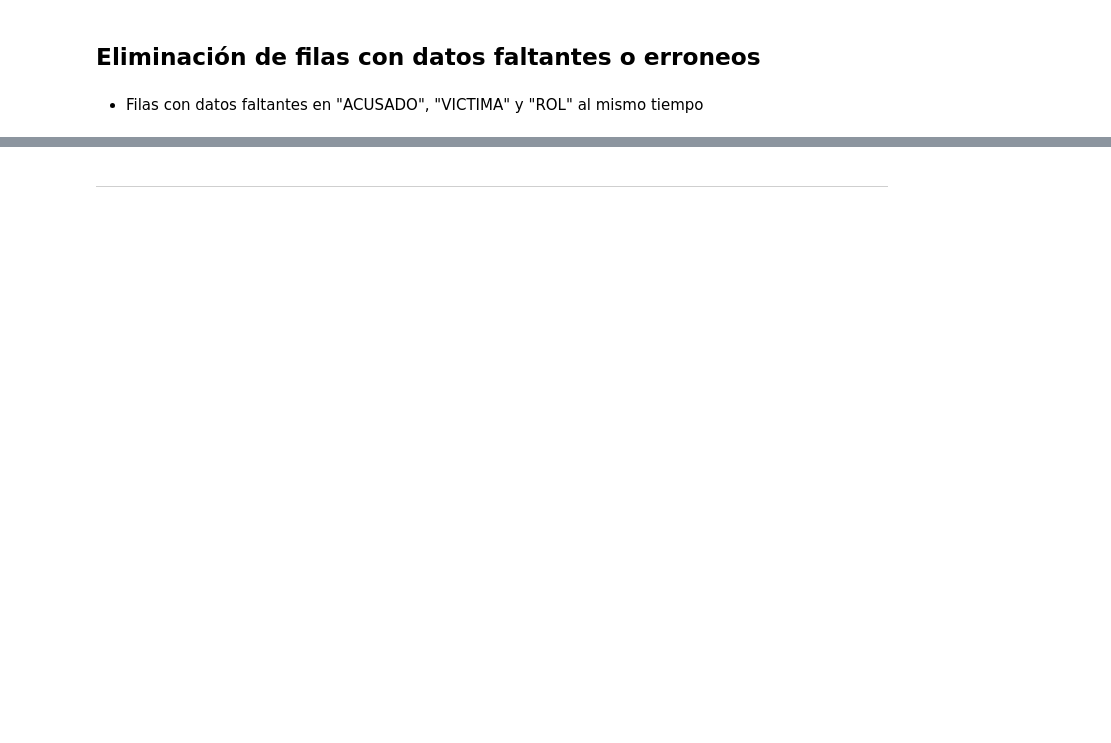
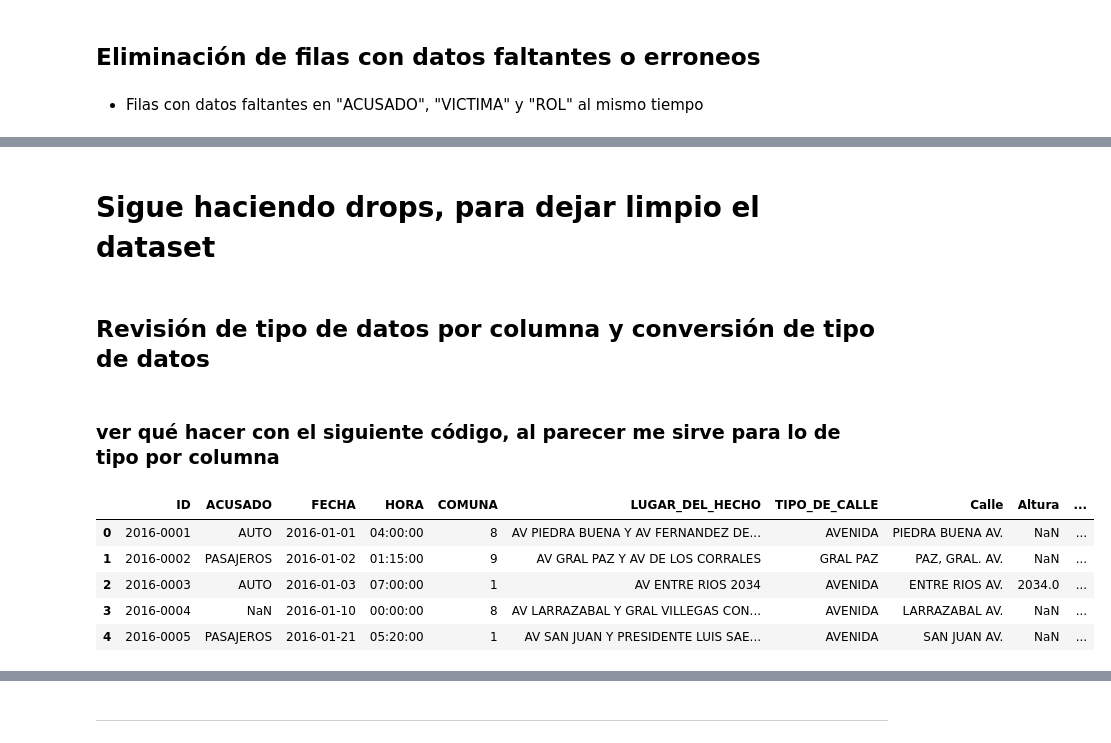
Before and after one commit to Aspirina180mg/PI02_Misael_Garcia_Torres, a Jupyter notebook: ETL.ipynb, the cells around one changed output, grey strips where cells are left out. Saved outputs shown, nothing was run; the diff lists cells and outputs as text; code cells hidden in the pictures; blank space fills up the shorter version.

```diff
--- a/ETL.ipynb
+++ b/ETL.ipynb
@@ -186,0 +201,12 @@ df_homicidios.info()
+# %%
+columnas_revisadas = ["ACUSADO", "VICTIMA", "ROL"]
+filas_invalidas = df_homicidios[
+    df_homicidios[columnas_revisadas].isnull().all(axis=1)].index
+df_homicidios = df_homicidios.drop(filas_invalidas)
+
+
+
+'''para trabajar'''
+columnas_revisadas = ["VICTIMA"]
+filas_invalidas = df_homicidios[df_homicidios[columnas_revisadas].isnull().all(axis=1)]
+print(filas_invalidas)
@@ -186,0 +235,2 @@ df_homicidios.info()
+# %% [markdown]
+# Sigue haciendo drops, para dejar limpio el dataset
@@ -187 +244,14 @@ df_homicidios.info()
+# %% [markdown]
+## **Revisión de tipo de datos por columna y conversión de tipo de datos**
+# %% [markdown]
+### ver qué hacer con el siguiente código, al parecer me sirve para lo de tipo por columna
+# %%
+df_homicidios.head()
+# %% [output]
+|  | ID | ACUSADO | FECHA | HORA | COMUNA | LUGAR_DEL_HECHO | TIPO_DE_CALLE | Calle | Altura | ... |
+| 0 | 2016-0001 | AUTO | 2016-01-01 | 04:00:00 | 8 | AV PIEDRA BUENA Y AV FERNANDEZ DE... | AVENIDA | PIEDRA BUENA AV. | NaN | ... |
+| 1 | 2016-0002 | PASAJEROS | 2016-01-02 | 01:15:00 | 9 | AV GRAL PAZ Y AV DE LOS CORRALES | GRAL PAZ | PAZ, GRAL. AV. | NaN | ... |
+| 2 | 2016-0003 | AUTO | 2016-01-03 | 07:00:00 | 1 | AV ENTRE RIOS 2034 | AVENIDA | ENTRE RIOS AV. | 2034.0 | ... |
+| 3 | 2016-0004 | NaN | 2016-01-10 | 00:00:00 | 8 | AV LARRAZABAL Y GRAL VILLEGAS CON... | AVENIDA | LARRAZABAL AV. | NaN | ... |
+| 4 | 2016-0005 | PASAJEROS | 2016-01-21 | 05:20:00 | 1 | AV SAN JUAN Y PRESIDENTE LUIS SAE... | AVENIDA | SAN JUAN AV. | NaN | ... |
 # %%
```
Also changed, not shown: parts of 57 cells of this notebook, 4 other files.
